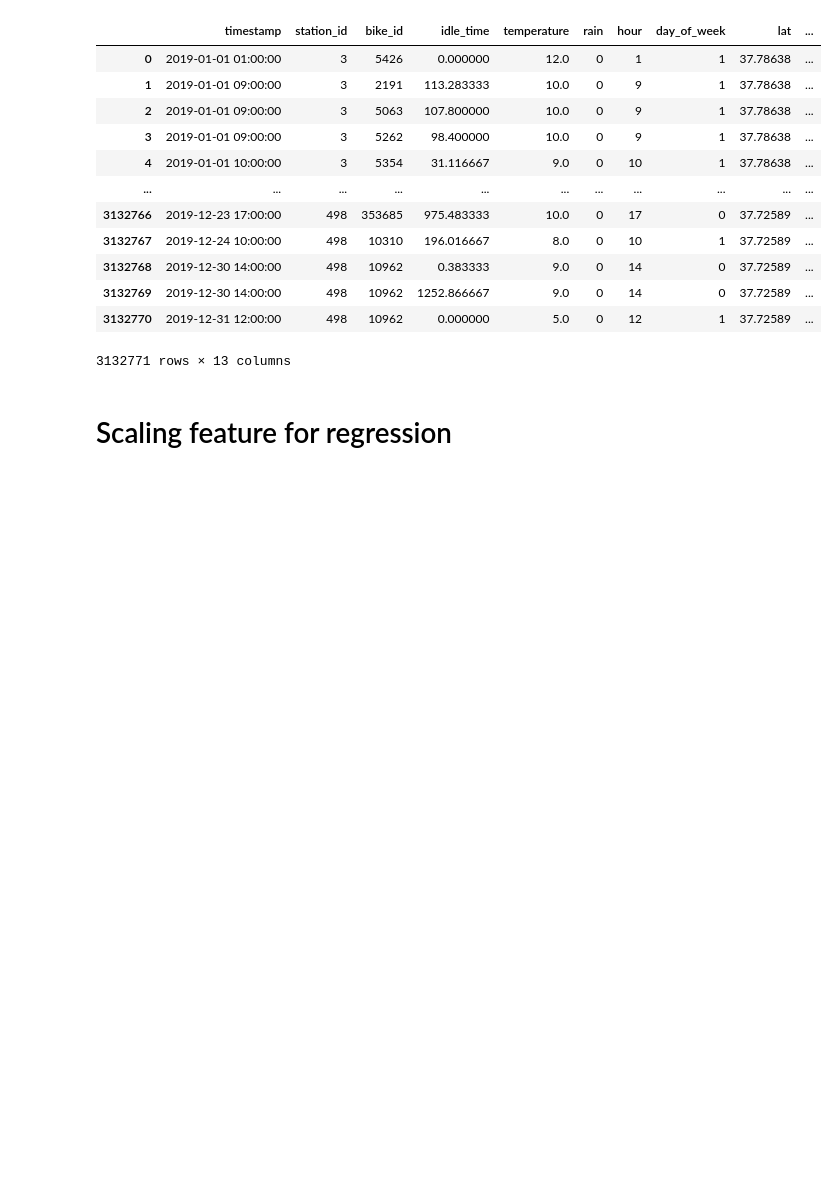
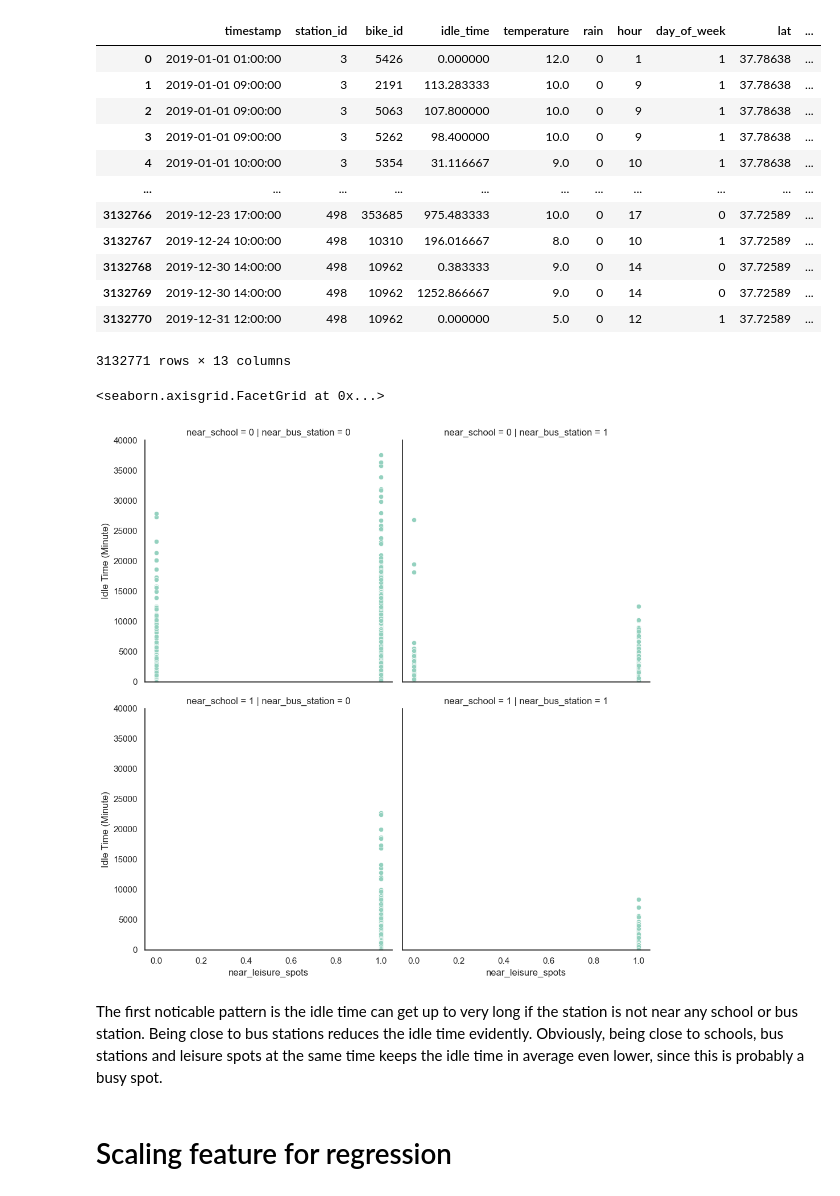
Before and after one commit to Ppkhanh/The-Learning-Machines, a Jupyter notebook: FeaturesEngineering.ipynb, the cells around one changed output. Drawn from its saved outputs; the diff is of its cells as text; code cells hidden in the pictures; blank space fills up the shorter version.

Commit message:
add a grid of plots

```diff
--- a/FeaturesEngineering.ipynb
+++ b/FeaturesEngineering.ipynb
@@ -385,21 +381,20 @@ leisure_geo = leisure_geo.reset_index(drop=True)
 # %%
 buffered_bus_station = bus_geo.buffer(1000)
 all_bus_station = buffered_bus_station.unary_union
-station_geo['close_to_some_bus_station'] = station_geo.within(all_bus_station)
-station_geo['close_to_some_bus_station'] = station_geo['close_to_some_bus_station'].replace(True,1)
-station_geo['close_to_some_bus_station'] = station_geo['close_to_some_bus_station'].replace(False,0)
+station_geo['near_bus_station'] = station_geo.within(all_bus_station)
+station_geo['near_bus_station'] = station_geo['near_bus_station'].replace(True,1)
+station_geo['near_bus_station'] = station_geo['near_bus_station'].replace(False,0)
 
 buffered_school = school_geo.buffer(1000)
 all_schools = buffered_school.unary_union
-station_geo['close_to_some_schools'] = station_geo.within(all_schools)
-station_geo['close_to_some_schools'] = station_geo['close_to_some_schools'].replace(True,1)
-station_geo['close_to_some_schools'] = station_geo['close_to_some_schools'].replace(False,0)
-
+station_geo['near_school'] = station_geo.within(all_schools)
+station_geo['near_school'] = station_geo['near_school'].replace(True,1)
+station_geo['near_school'] = station_geo['near_school'].replace(False,0)
 buffered_leisure = leisure_geo.buffer(1000)
 all_leisure = buffered_leisure.unary_union
-station_geo['close_to_some_leisure_spots'] = station_geo.within(all_leisure)
-station_geo['close_to_some_leisure_spots'] = station_geo['close_to_some_leisure_spots'].replace(True,1)
-station_geo['close_to_some_leisure_spots'] = station_geo['close_to_some_leisure_spots'].replace(False,0)
+station_geo['near_leisure_spots'] = station_geo.within(all_leisure)
+station_geo['near_leisure_spots'] = station_geo['near_leisure_spots'].replace(True,1)
+station_geo['near_leisure_spots'] = station_geo['near_leisure_spots'].replace(False,0)
 # %%
 df_features = pd.merge(df_features, station_geo, on='station_id', how='inner')
 # %%
@@ -423,5 +418,4 @@ df_features
 | 3132770 | 2019-12-31 12:00:00 | 498 | 10962 | 0.000000 | 5.0 | 0 | 12 | 1 | 37.72589 | ... |
 3132771 rows × 13 columns
 # %%
-filtered=  df_features[(df_features["rented"] == 0) & (df_features["idle_time"] > 0.0)]
-filtered
+filtered = df_features[df_features.idle_time >0]
@@ -446,3 +422,13 @@ plt.show()
+# %%
+# We want to observe how the location of the station (whether it is close to important places) affects the idle time
+g = sns.FacetGrid(filtered, col = 'near_bus_station', row = 'near_school', height = 5, ylim = (0,40000))
+g.map_dataframe(sns.scatterplot, x="near_leisure_spots", y ='idle_time')
+g.set_ylabels("Idle Time (Minute)")
+# %% [output]
+<seaborn.axisgrid.FacetGrid at 0x...>
+[figure, added]
+# %% [markdown]
+The first noticable pattern is the idle time can get up to very long if the station is not near any school or bus station. Being close to bus stations reduces the idle time evidently. Obviously, being close to schools, bus stations and leisure spots at the same time keeps the idle time in average even lower, since this is probably a busy spot.
 # %% [markdown]
 # Scaling feature for regression
 # %% [markdown]
```
Also changed, not shown: parts of 8 cells of this notebook, 2 other files.
